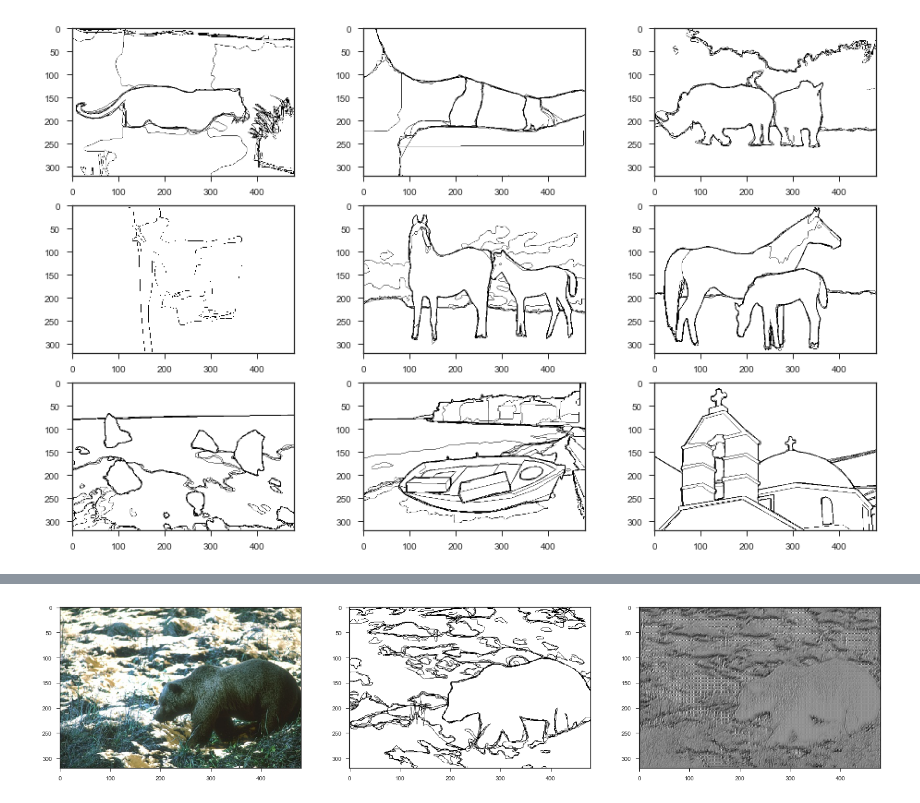
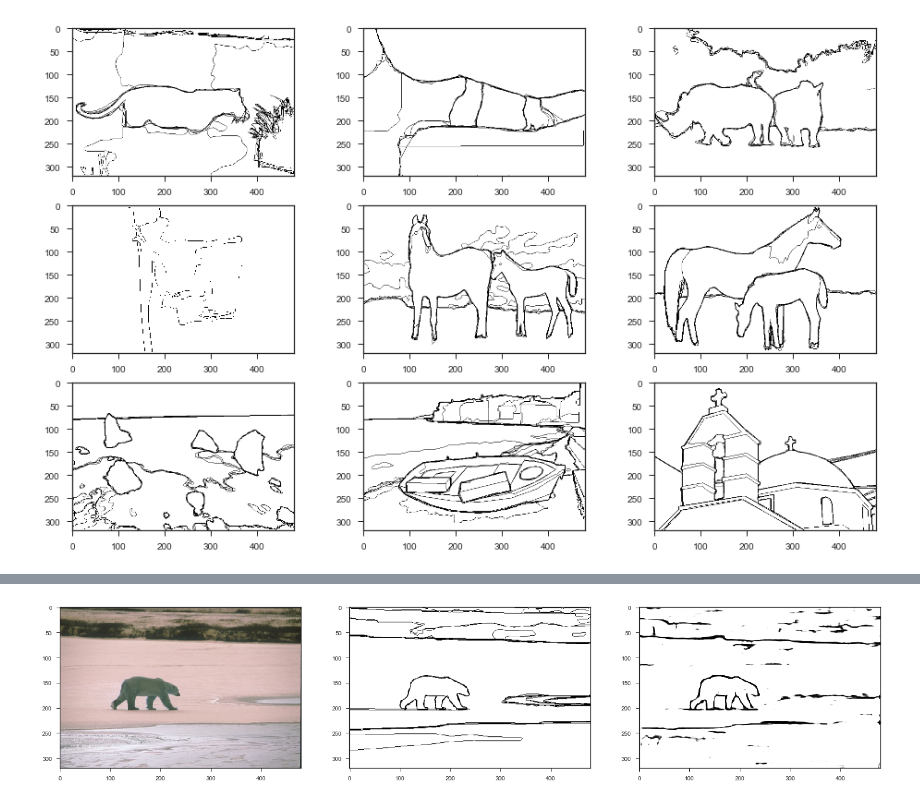
Before and after one commit to lantusky/Image-Edge-Detection, a Jupyter notebook: scripts/image_edge_baseline.ipynb, the cells around one changed output, grey strips where cells are left out. Cells and saved outputs as stored; diff of their text form; code cells hidden in the pictures.

```diff
--- a/scripts/image_edge_baseline.ipynb
+++ b/scripts/image_edge_baseline.ipynb
@@ -439,16 +205,19 @@ Epoch 00066: val_loss improved from 0.40713 to 0.40713, saving model to model_HE
 # %%
-y_pred_2 = model2.predict(X_train[2].reshape((-1,320,480,3)))[-1]
-y_pred_2 = y_pred_2.reshape((320, 480))
-np.savetxt(RESULT_PATH + '/sample_pred_HED.csv', y_pred_2, fmt='%3f')
-# y_pred_2[y_pred_2 >= 0.5] = 1
-# y_pred_2[y_pred_2 <= 0.4] = 0
+model_unet_load = u_net_ori(input_shape=(320, 480, 3))
+model_unet_load.load_weights('/media/tulan/Linux/Pycharm/Image_Edge/weight/UNET_weight_v1.h5')
+
+y_pred = model_unet_load.predict(X_test[0].reshape((-1,320,480,3)))[-1]
+y_pred = y_pred.reshape((320, 480))
+# np.savetxt(RESULT_PATH + '/sample_pred.csv', y_pred, fmt='%3f')
+# y_pred[y_pred >= 0.5] = 1
+# y_pred[y_pred < 0.5] = 0
 plt.figure(figsize=(25,16))
 plt.subplot(1,3,1)
-plt.imshow(X_train[2], cmap='binary')
+plt.imshow(X_test[0], cmap='binary')
 plt.subplot(1,3,2)
-plt.imshow(y_train[2].reshape((320,480)), cmap='binary')
+plt.imshow(y_test[0].reshape((320,480)), cmap='binary')
 plt.subplot(1,3,3)
-plt.imshow(y_pred_2, cmap='binary')
+plt.imshow(y_pred, cmap='binary')
 plt.show()
 # %% [output]
-[figure, old version]
+[figure, new version]
```
Also changed, not shown: parts of 14 cells of this notebook, 13 other files.
